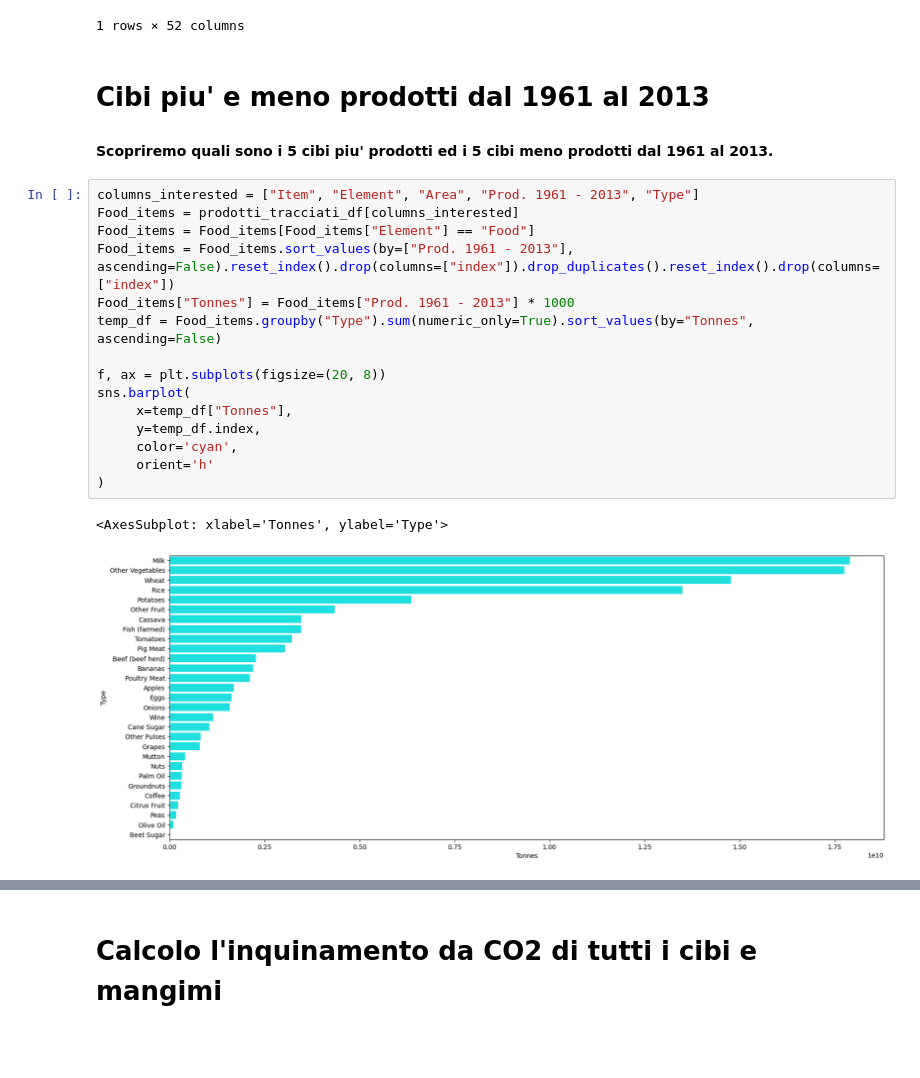
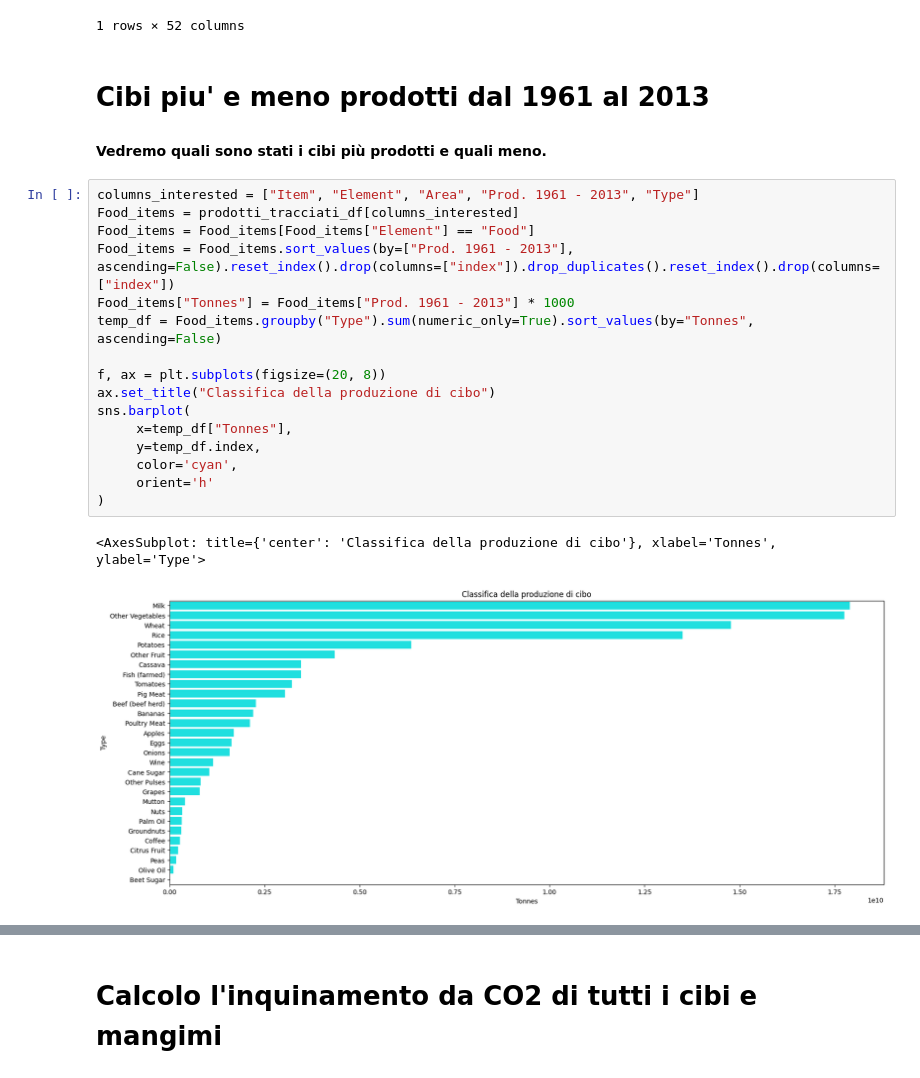
Before and after one commit to monkeymatt0/ProduzioneCibiMangimiImpattoAmbientale, a Jupyter notebook: MatteoVolleroDataVis.ipynb, the cells around one changed output, grey strips where cells are left out. Saved outputs shown, nothing was run; the diff lists cells and outputs as text; blank space fills up the shorter version.

```diff
--- a/MatteoVolleroDataVis.ipynb
+++ b/MatteoVolleroDataVis.ipynb
@@ -339,22 +285,23 @@ Incremento annuo medio della produzione di mangimi = 11787.02329034054 tonnellat
 1 rows × 52 columns
 # %% [markdown]
 # Cibi piu' e meno prodotti dal 1961 al 2013
-#### Scopriremo quali sono i 5 cibi piu' prodotti ed i 5 cibi meno prodotti dal 1961 al 2013.
+#### Vedremo quali sono stati i cibi più prodotti e quali meno.
 # %%
 columns_interested = ["Item", "Element", "Area", "Prod. 1961 - 2013", "Type"]
 Food_items = prodotti_tracciati_df[columns_interested]
 Food_items = Food_items[Food_items["Element"] == "Food"]
 Food_items = Food_items.sort_values(by=["Prod. 1961 - 2013"], ascending=False).reset_index().drop(columns=["index"]).drop_duplicates().reset_index().drop(columns=["index"])
 Food_items["Tonnes"] = Food_items["Prod. 1961 - 2013"] * 1000
 temp_df = Food_items.groupby("Type").sum(numeric_only=True).sort_values(by="Tonnes", ascending=False)
 
 f, ax = plt.subplots(figsize=(20, 8))
+ax.set_title("Classifica della produzione di cibo")
 sns.barplot(
      x=temp_df["Tonnes"],
      y=temp_df.index,
      color='cyan',
      orient='h'
 )
 # %% [output]
-<AxesSubplot: xlabel='Tonnes', ylabel='Type'>
+<AxesSubplot: title={'center': 'Classifica della produzione di cibo'}, xlabel='Tonnes', ylabel='Type'>
-[figure, old version]
+[figure, new version]
```
Also changed, not shown: parts of 26 cells of this notebook.
